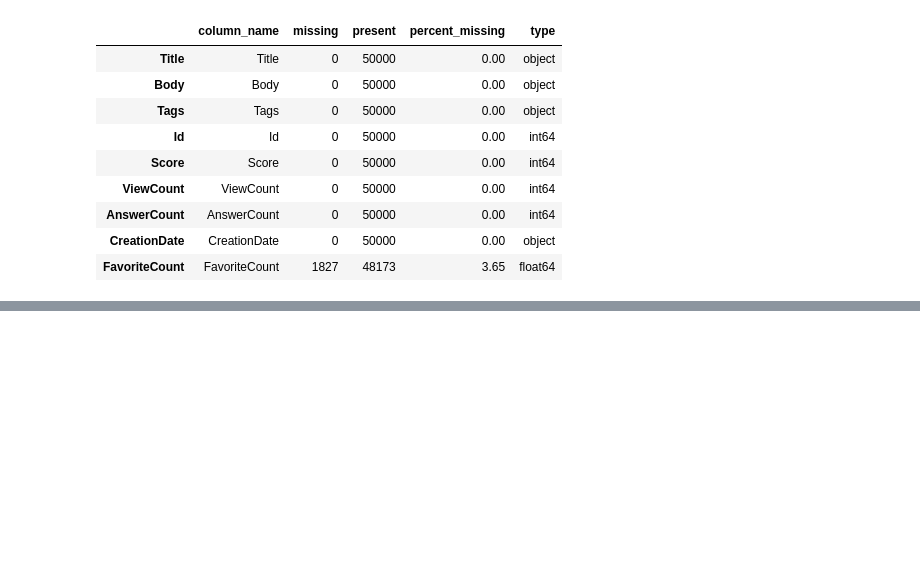
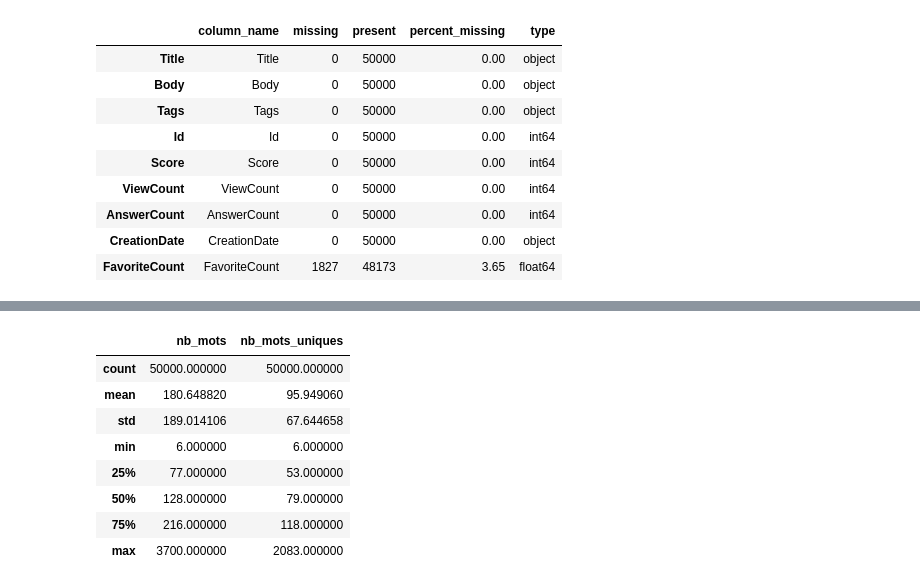
Before and after one commit to Kiwinokoto/ML_student, a Jupyter notebook: notebooks/Oudelet_Kevin_1_notebook_exploration_121123.ipynb, the cells around one changed output, grey strips where cells are left out. Saved outputs shown, nothing was run; the diff lists cells and outputs as text; code cells hidden in the pictures; blank space fills up the shorter version.

```diff
--- a/notebooks/Oudelet_Kevin_1_notebook_exploration_121123.ipynb
+++ b/notebooks/Oudelet_Kevin_1_notebook_exploration_121123.ipynb
@@ -511,0 +547,5 @@ Doublons ?  0
+# %%
+raw_questions_tags = raw_data[['Body', 'Tags']].copy()
+
+# Rename columns
+raw_questions_tags = raw_questions_tags.rename(columns={'Body': 'questions', 'Tags': 'tags'})
@@ -511,0 +554,6 @@ Doublons ?  0
+# %%
+raw_questions_tags['questions'] = raw_questions_tags['questions'].apply(lambda x: BeautifulSoup(x, 'html.parser').get_text())
+# Le warning n'a pas d'importance ici : du texte qui ne contient pas de tags html
+# n'est pas modifié par BeautifulSoup.get_text()
+
+quick_look(raw_questions_tags)
@@ -511,0 +584,17 @@ Doublons ?  0
+# %%
+def preprocess_text_1(text):
+    # Tokenize and convert to lowercase
+    tokens = nltk.word_tokenize(text.lower())
+
+    # Remove punctuation
+    tokens = [token for token in tokens if token not in string.punctuation]
+    # Alternatively, using nltk
+    # tokenizer = nltk.RegexpTokenizer(r'\w+')
+    # tokens = tokenizer.tokenize(tokens)
+
+    return tokens
+
+# Apply the preprocessing function to the 'questions' column
+raw_questions_tags['tokens'] = raw_questions_tags['questions'].apply(preprocess_text_1)
+
+quick_look(raw_questions_tags)
@@ -511,0 +619,10 @@ Doublons ?  0
+# %%
+def preprocess_text_2(liste_tokens):
+    tokens_uniques = set(liste_tokens)
+
+    return tokens_uniques
+
+# Apply the preprocessing function
+raw_questions_tags['tokens_uniques'] = raw_questions_tags['tokens'].apply(preprocess_text_2)
+
+raw_questions_tags.describe()
@@ -511,0 +635,15 @@ Doublons ?  0
+# %%
+raw_questions_tags['nb_mots'] = raw_questions_tags['tokens'].apply(len)
+raw_questions_tags['nb_mots_uniques'] = raw_questions_tags['tokens_uniques'].apply(len)
+
+raw_questions_tags[['nb_mots', 'nb_mots_uniques']].describe()
+# %% [output]
+|  | nb_mots | nb_mots_uniques |
+| count | 50000.000000 | 50000.000000 |
+| mean | 180.648820 | 95.949060 |
+| std | 189.014106 | 67.644658 |
+| min | 6.000000 | 6.000000 |
+| 25% | 77.000000 | 53.000000 |
+| 50% | 128.000000 | 79.000000 |
+| 75% | 216.000000 | 118.000000 |
+| max | 3700.000000 | 2083.000000 |
```
Also changed, not shown: parts of 12 cells of this notebook, 1 other file.
